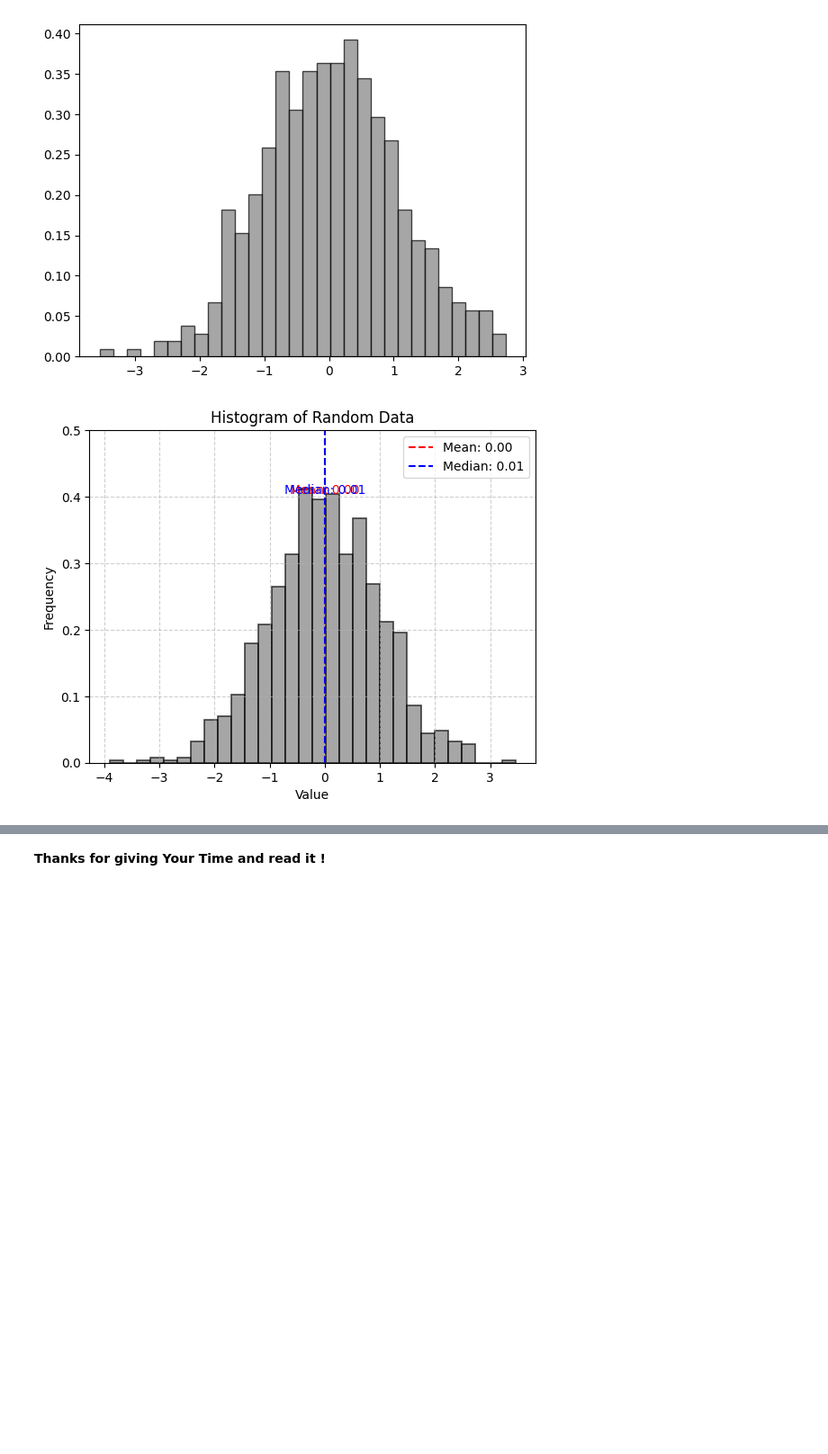
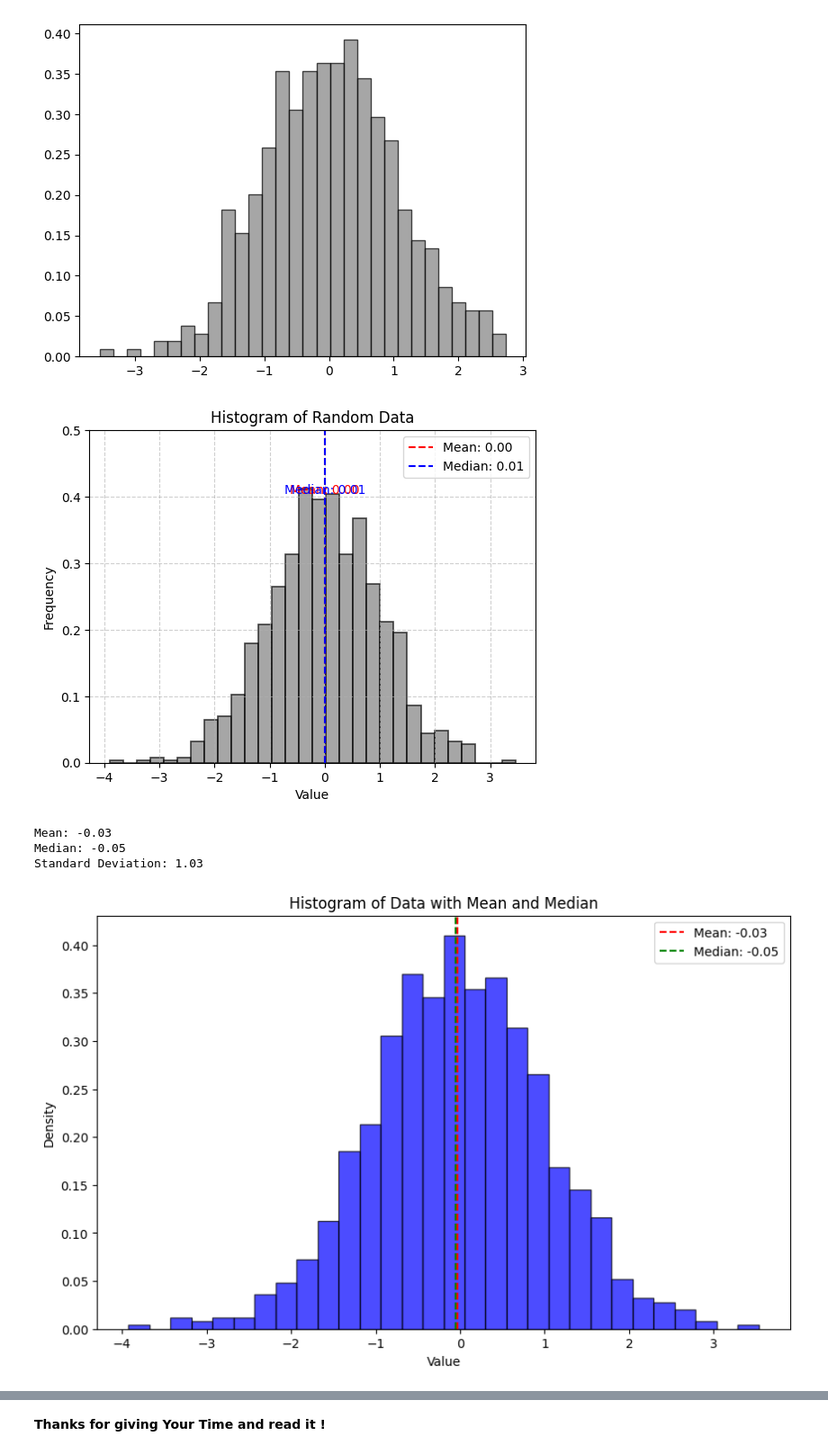
Before and after one commit to PHCoder05/advance-python-practice, a Jupyter notebook: statitical_functions.ipynb, the cells around one changed output, grey strips where cells are left out. Shown: that part at 90% size. Saved outputs shown, nothing was run; the diff lists cells and outputs as text; code cells hidden in the pictures; blank space fills up the shorter version.

Commit message:
added more creativity by using various statitical_function

```diff
--- a/statitical_functions.ipynb
+++ b/statitical_functions.ipynb
@@ -289,3 +289,60 @@ plt.text(median, 0.4, f'Median: {median:.2f}', color='blue', ha='center', va='bo
 plt.show()
 # %% [output]
 [figure]
+# %%
+import matplotlib.pyplot as plt
+import numpy as np
+import scipy.stats as stats
+
+def plot_data_and_statistics(data):
+    """
+    Plots the data with its mean and median, and displays statistical details.
+
+    Parameters:
+    data (array-like): The input data to be analyzed and plotted.
+
+    Returns:
+    None
+    """
+
+    # Calculate statistics
+    mean = np.mean(data)
+    median = np.median(data)
+    std_dev = np.std(data)
+
+    # Print statistics
+    print(f"Mean: {mean:.2f}")
+    print(f"Median: {median:.2f}")
+    print(f"Standard Deviation: {std_dev:.2f}")
+
+    # Plot data
+    plt.figure(figsize=(10, 6))
+
+    # Plot the data as a histogram
+    plt.hist(data, bins=30, alpha=0.7, color='blue', edgecolor='black', density=True)
+
+    # Plot the mean and median lines
+    plt.axvline(mean, color='red', linestyle='dashed', linewidth=1.5, label=f'Mean: {mean:.2f}')
+    plt.axvline(median, color='green', linestyle='dashed', linewidth=1.5, label=f'Median: {median:.2f}')
+
+    # Add title and labels
+    plt.title('Histogram of Data with Mean and Median')
+    plt.xlabel('Value')
+    plt.ylabel('Density')
+    plt.legend()
+
+    # Show plot
+    plt.show()
+
+# Example usage
+if __name__ == "__main__":
+    # Generate random data
+    data = np.random.normal(loc=0, scale=1, size=1000)
+
+    # Call the function
+    plot_data_and_statistics(data)
+# %% [output]
+Mean: -0.03
+Median: -0.05
+Standard Deviation: 1.03
+[figure, added]
```
Also changed, not shown: parts of 6 cells of this notebook.
